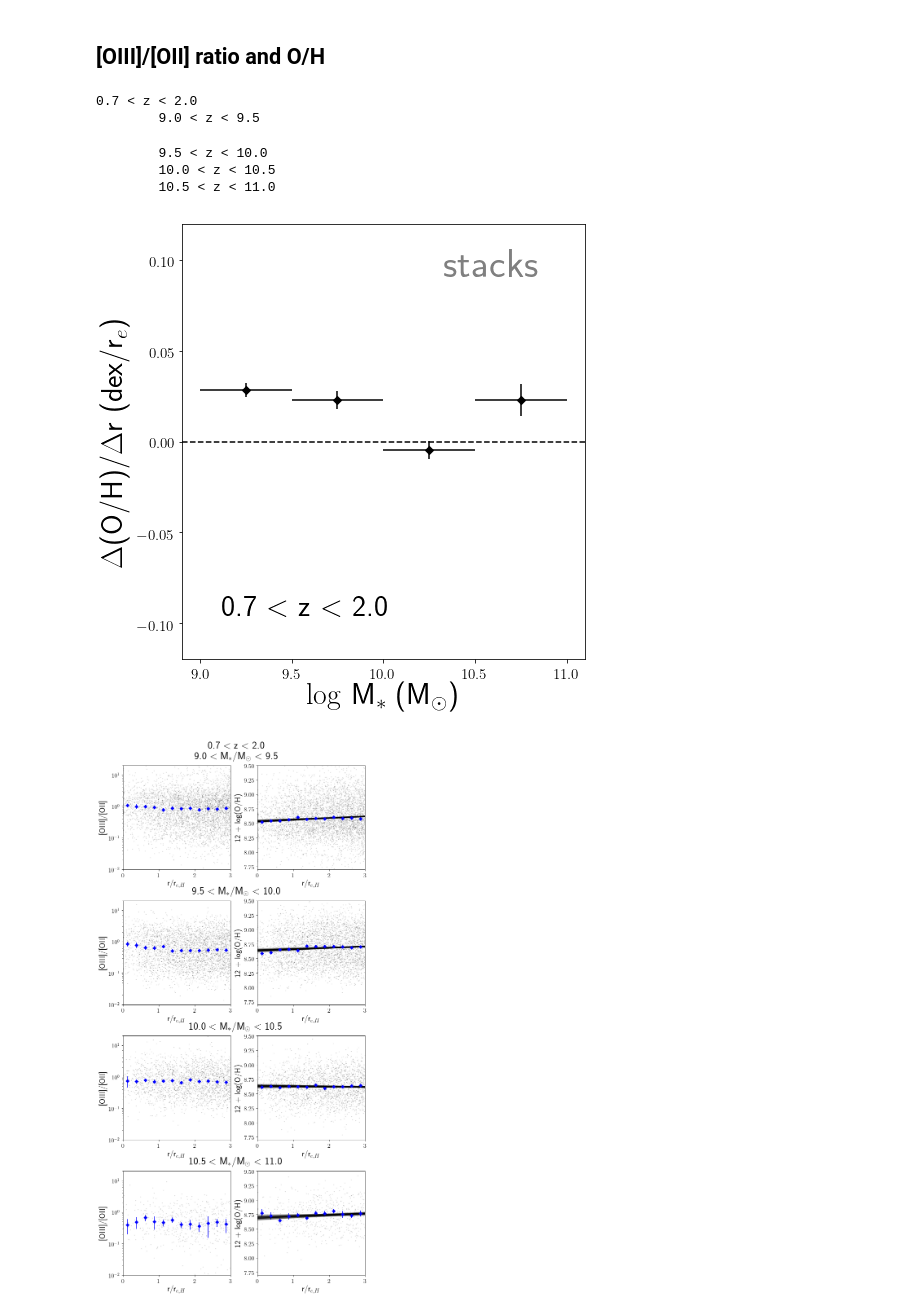
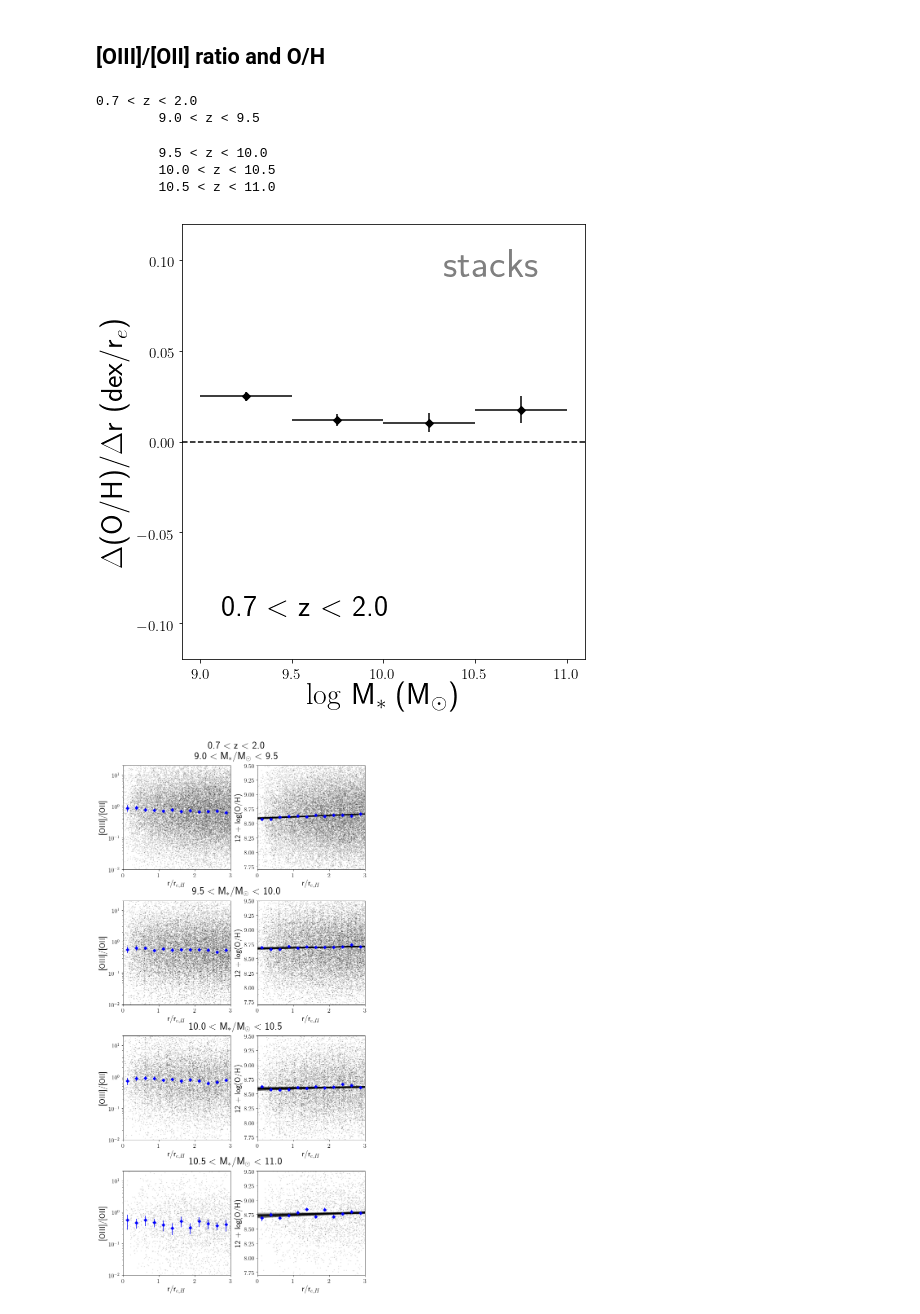
Before and after one commit to RaymondSimons/clear_local, a Jupyter notebook: stacked_profiles.ipynb, the cells around one changed output. Cells and saved outputs as stored; diff of their text form; code cells hidden in the pictures.

```diff
--- a/stacked_profiles.ipynb
+++ b/stacked_profiles.ipynb
@@ -289,6 +295,9 @@ plt.rcParams['axes.labelsize'] = 15
 
 
 X,Y = np.meshgrid(np.arange(-40, 40, 1)*0.1, np.arange(-40, 40, 1)*0.1)
+
+
+
 r = sqrt(X**2. + Y**2.)
 r+= np.random.normal(0, 0.1, shape(r))
 
@@ -314,7 +323,10 @@ for zz, z_bin in enumerate(z_selection):
                 ms = 0.5
                 alp = 0.1
                 if float(cts[i,6]) < 2.:
+                    pa = float(cts[i, -2])
+                    r_p = sqrt((X * math.cos(pa * pi/180.))**2. + (Y* math.cos(pa * pi/180.))**2.)
                     re = r/float(cts[i,6])
+                    #re = r_p/float(cts[i,6])
                     ax.plot(re[gd].ravel(), f[gd].ravel(), 'k.',
                             markersize = ms, alpha = alp)
                     rs = concatenate([rs, re[gd].ravel()])
@@ -397,14 +409,20 @@ for zz, z_bin in enumerate(z_selection):
                 eO3 = data[i,:,:,3]
                 eO2 = data[i,:,:,1]
                 f = O3/O2
-                SN = 0.5
+                SN = 0.
                 gd = where((O3 > SN * eO3) & (O2 > SN * eO2))
                 ms = 2
                 alp = 0.15
 
                 if float(cts[i,6]) < 2.:
                     z, eZ = OH(O3[gd].ravel(), O2[gd].ravel(), eO3[gd].ravel(), eO2[gd].ravel())
-                    re = r/float(cts[i,6])
+                    pa = float(cts[i, -2])
+                    r_p = sqrt((X * math.sin(pa * pi/180.))**2. + (Y* math.cos(pa * pi/180.))**2.)
+
+                    #re = r/float(cts[i,6])
+                    re = r_p/float(cts[i,6])
+
+
                     ax1.plot(re[gd].ravel(), f[gd].ravel(), 'k.',
                             markersize = ms, alpha = alp)
 
@@ -475,35 +493,35 @@ for zz, z_bin in enumerate(z_selection):
             ax1.set_yscale('log')
 
             ax2.set_ylabel(r'12 + log(O/H)', fontsize = 20)
             ax2.set_ylim(7.7, 9.5)
 
 
         if mm == 0:
             axes[0, 0].annotate('%.1f $<$ z $<$ %.1f\n%.1f $<$ M$_*$/M$_{\odot}$ $<$ %.1f'%(z_bin[0], z_bin[1], m_bin[0], m_bin[1]),
                    (1.05, 1.05), ha = 'center', xycoords = 'axes fraction', fontsize = 25)
         else:
             axes[mm, 0].annotate('%.1f $<$ M$_*$/M$_{\odot}$ $<$ %.1f'%(m_bin[0], m_bin[1]),
                                (1.05, 1.05), ha = 'center', xycoords = 'axes fraction', fontsize = 25)
     fig.subplots_adjust(hspace = 0.3, wspace = 0.25, right = 0.95)
     fig.savefig('/Users/rsimons/Desktop/clear/figures/O32_z_%.1f_%.1f.png'%(z_bin[0], z_bin[1]), dpi = 300.)
 
     axr.set_xlabel('$\log$ M$_{*}$ (M$_{\odot}$)', fontsize = 30)
     axr.set_ylabel('$\Delta$(O/H)/$\Delta$r (dex/r$_e$)', fontsize = 30)
     axr.axhline(y = 0.0, linestyle = 'dashed', color = 'black')
     axr.annotate('%.1f $<$ z $<$ %.1f'%(z_bin[0], z_bin[1]), (0.1, 0.1 - zz*0.08), ha = 'left', color = clrs_z[zz], xycoords = 'axes fraction', fontsize = 30)
     axr.set_xticks(arange(9,11.5, 0.5))
 axr.set_ylim(-0.12, 0.12)
 axr.annotate('stacks', (0.65, 0.88), ha = 'left', color = 'grey', xycoords = 'axes fraction', fontsize = 40)
 fig2.subplots_adjust(left = 0.2, right = 0.90)
 fig2.savefig('/Users/rsimons/Desktop/clear/figures/dz_M.png', dpi = 300.)
 # %% [output]
 0.7 < z < 2.0
         9.0 < z < 9.5
         9.5 < z < 10.0
         10.0 < z < 10.5
         10.5 < z < 11.0
-[figure, old version]
+[figure, new version]
-[figure, old version]
+[figure, new version]
 # %%
 axr.set_ylim(-0.12, 0.12)
 axr.annotate('stacks', (0.65, 0.9 ), ha = 'left', color = 'grey', xycoords = 'axes fraction', fontsize = 30)
```
Also changed, not shown: parts of 3 cells of this notebook, 4 other files.
